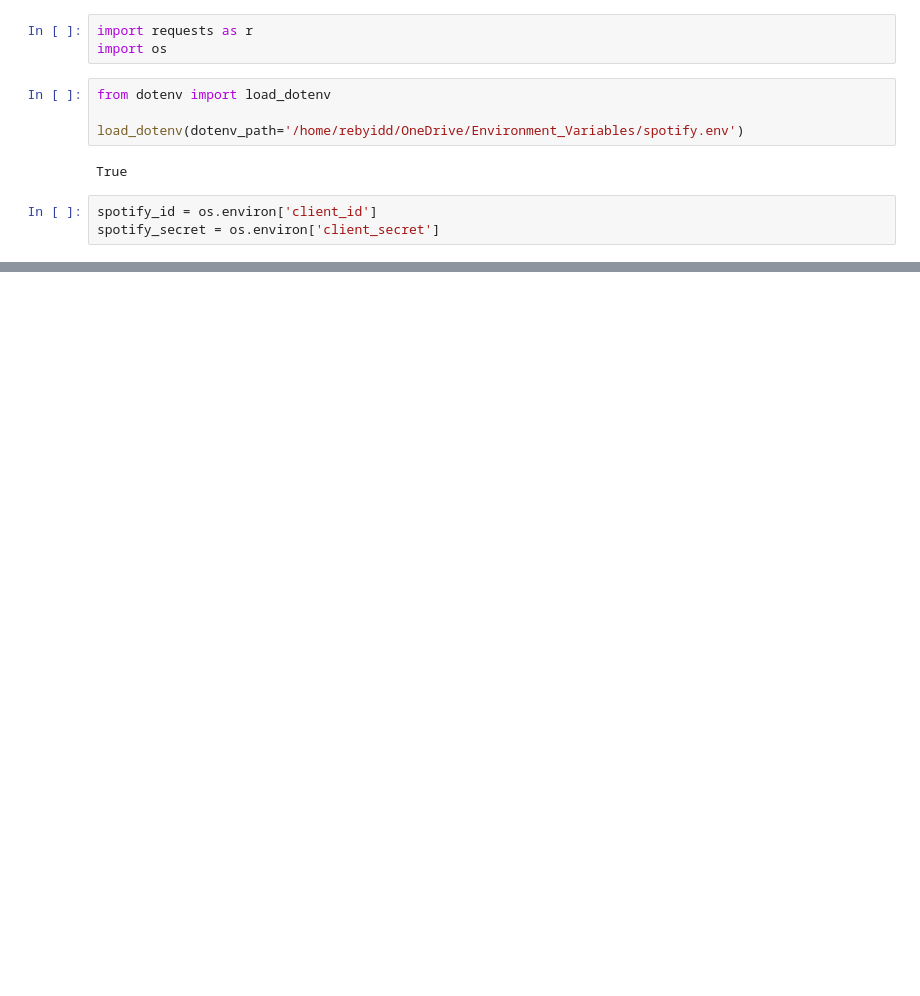
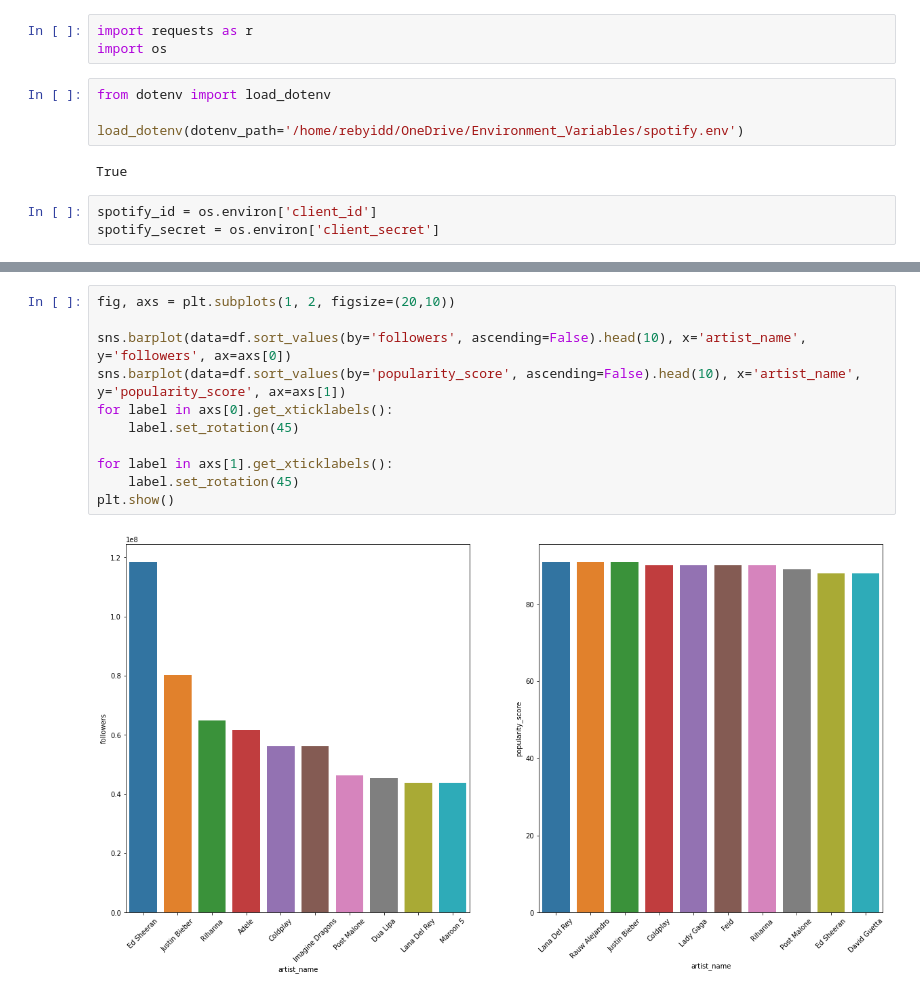
Before and after one commit to osherboudara99/Spotify_Project, a Jupyter notebook: exploration.ipynb, the cells around one changed output, grey strips where cells are left out. Drawn from its saved outputs; the diff is of its cells as text; blank space fills up the shorter version.

```diff
--- a/exploration.ipynb
+++ b/exploration.ipynb
@@ -24,0 +127,13 @@ print()
+# %%
+fig, axs = plt.subplots(1, 2, figsize=(20,10))
+
+sns.barplot(data=df.sort_values(by='followers', ascending=False).head(10), x='artist_name', y='followers', ax=axs[0])
+sns.barplot(data=df.sort_values(by='popularity_score', ascending=False).head(10), x='artist_name', y='popularity_score', ax=axs[1])
+for label in axs[0].get_xticklabels():
+    label.set_rotation(45)
+
+for label in axs[1].get_xticklabels():
+    label.set_rotation(45)
+plt.show()
+# %% [output]
+[figure, added]
```
Also changed, not shown: parts of 14 cells of this notebook.
